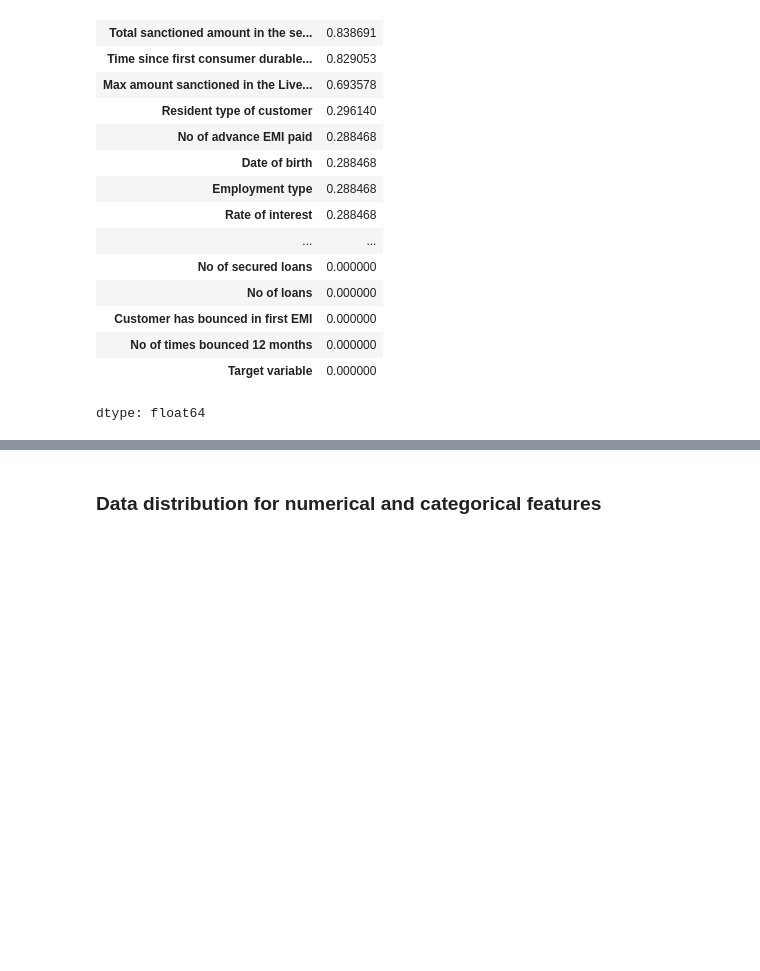
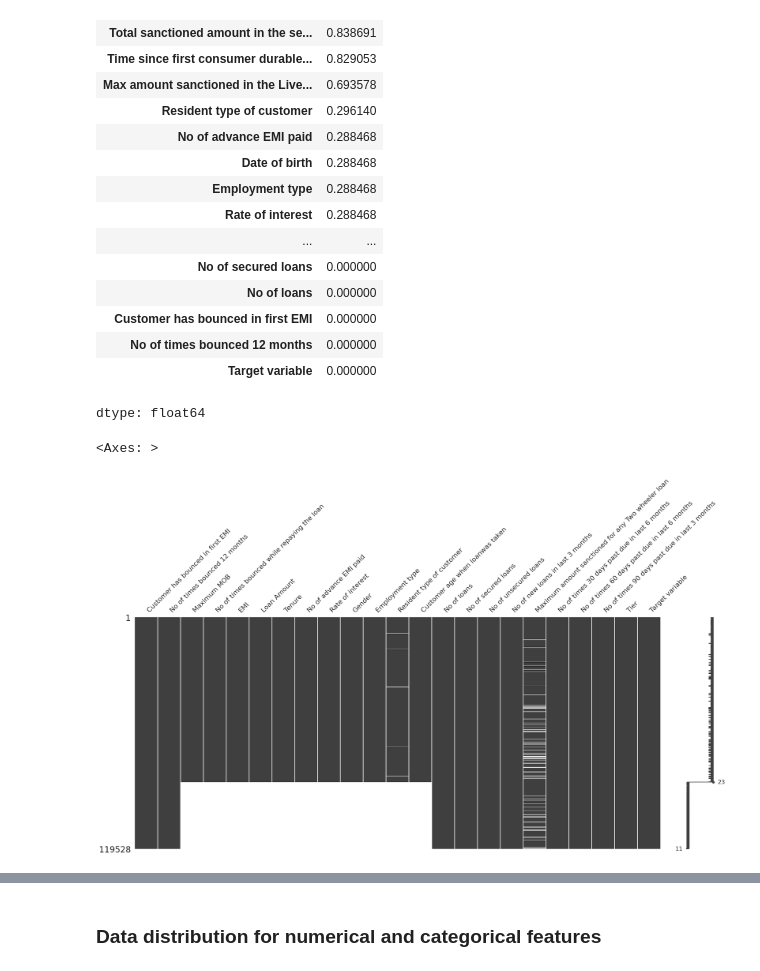
Before and after one commit to bonareri/Machine_Learning_1, a Jupyter notebook: Credit_Risk_Modelling.ipynb, the cells around one changed output, grey strips where cells are left out. Drawn from its saved outputs; the diff is of its cells as text; code cells hidden in the pictures; blank space fills up the shorter version.

```diff
--- a/Credit_Risk_Modelling.ipynb
+++ b/Credit_Risk_Modelling.ipynb
@@ -122,6 +125,12 @@ credit_risk_renamed.isnull().mean().sort_values(ascending=False)
 | No of times bounced 12 months | 0.000000 |
 | Target variable | 0.000000 |
 dtype: float64
+# %%
+#missing values using missigno
+msno.matrix(credit_risk_renamed)
+# %% [output]
+<Axes: >
+[figure, added]
 # %%
 credit_risk_renamed.describe()
 # %% [output]
```
Also changed, not shown: parts of 19 cells of this notebook.
